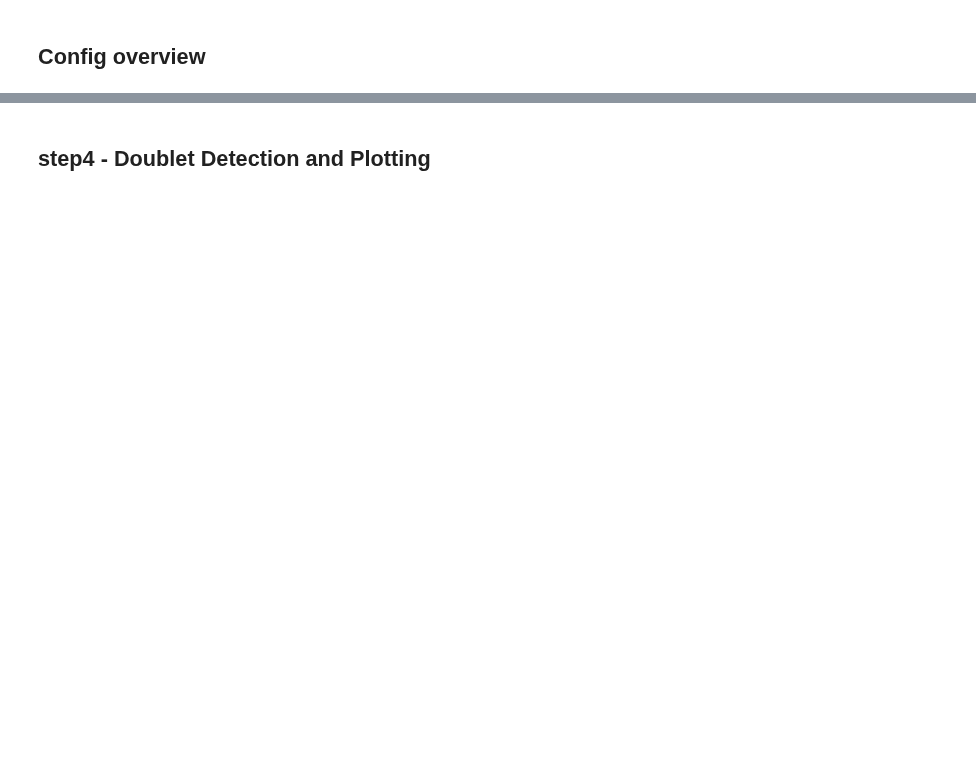
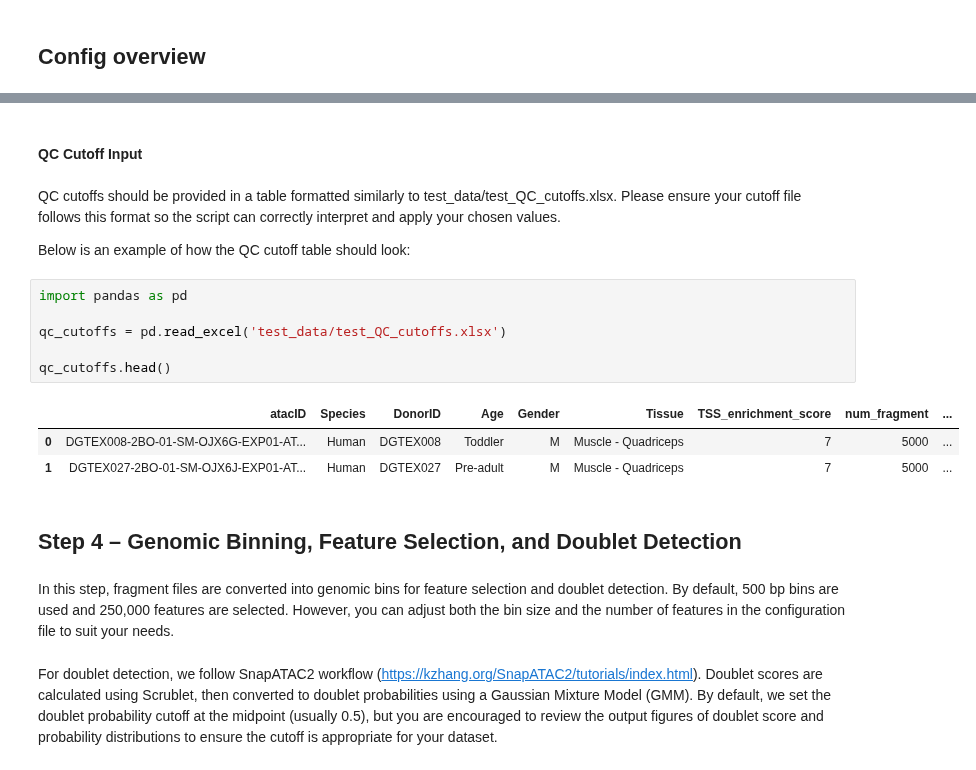
Before and after one commit to KailiBio/Multiomic-workflow, a Jupyter notebook: ATAC_QC/notebooks/ATAC_QC_demo.ipynb, the cells around one changed output, grey strips where cells are left out. Cells and saved outputs as stored; diff of their text form; blank space fills up the shorter version.

```diff
--- a/ATAC_QC/notebooks/ATAC_QC_demo.ipynb
+++ b/ATAC_QC/notebooks/ATAC_QC_demo.ipynb
@@ -68,4 +186,24 @@ Below will automatically run scripts/run_rmPCRchimeric_parallel.py for all sampl
+# %% [markdown]
+#### QC Cutoff Input
+# %% [markdown]
+QC cutoffs should be provided in a table formatted similarly to test_data/test_QC_cutoffs.xlsx. Please ensure your cutoff file follows this format so the script can correctly interpret and apply your chosen values.
+
+Below is an example of how the QC cutoff table should look:
+# %%
+import pandas as pd
+
+qc_cutoffs = pd.read_excel('test_data/test_QC_cutoffs.xlsx')
+
+qc_cutoffs.head()
+# %% [output]
+|  | atacID | Species | DonorID | Age | Gender | Tissue | TSS_enrichment_score | num_fragment | ... |
+| 0 | DGTEX008-2BO-01-SM-OJX6G-EXP01-AT... | Human | DGTEX008 | Toddler | M | Muscle - Quadriceps | 7 | 5000 | ... |
+| 1 | DGTEX027-2BO-01-SM-OJX6J-EXP01-AT... | Human | DGTEX027 | Pre-adult | M | Muscle - Quadriceps | 7 | 5000 | ... |
 # %% [markdown]
-## step4 - Doublet Detection and Plotting
+## Step 4 – Genomic Binning, Feature Selection, and Doublet Detection
+# %% [markdown]
+In this step, fragment files are converted into genomic bins for feature selection and doublet detection. By default, 500 bp bins are used and 250,000 features are selected. However, you can adjust both the bin size and the number of features in the configuration file to suit your needs.
+# %% [markdown]
+For doublet detection, we follow SnapATAC2 workflow (https://kzhang.org/SnapATAC2/tutorials/index.html). Doublet scores are calculated using Scrublet, then converted to doublet probabilities using a Gaussian Mixture Model (GMM). By default, we set the doublet probability cutoff at the midpoint (usually 0.5), but you are encouraged to review the output figures of doublet score and probability distributions to ensure the cutoff is appropriate for your dataset.
 # %%
 !python scripts/processing_doublet_detection.py config/atac_qc_config.yaml demo_run
```
Also changed, not shown: parts of 49 cells of this notebook, 23 other files.
